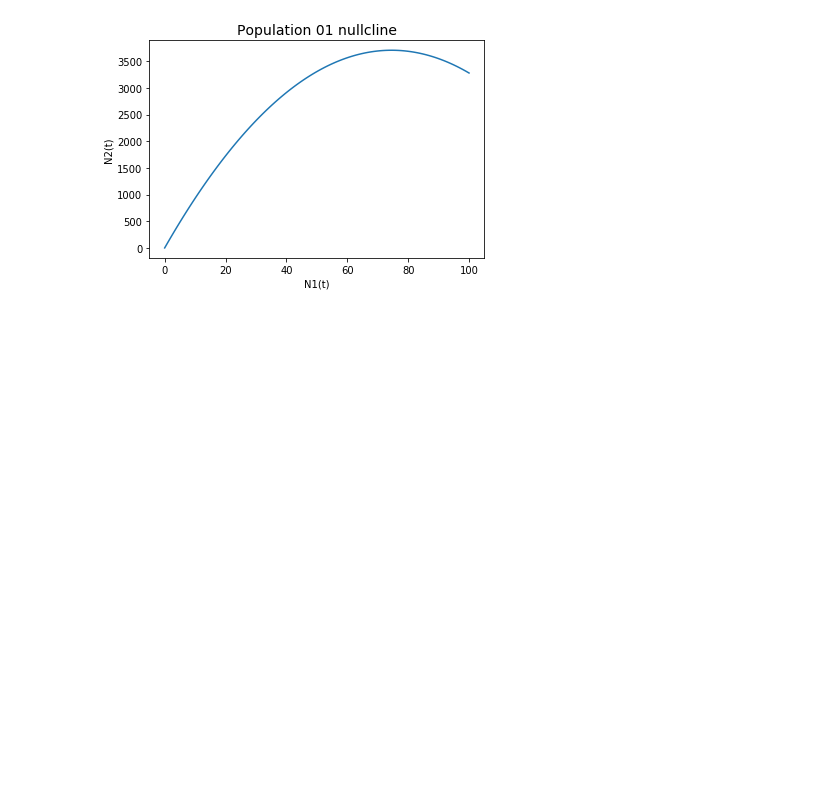
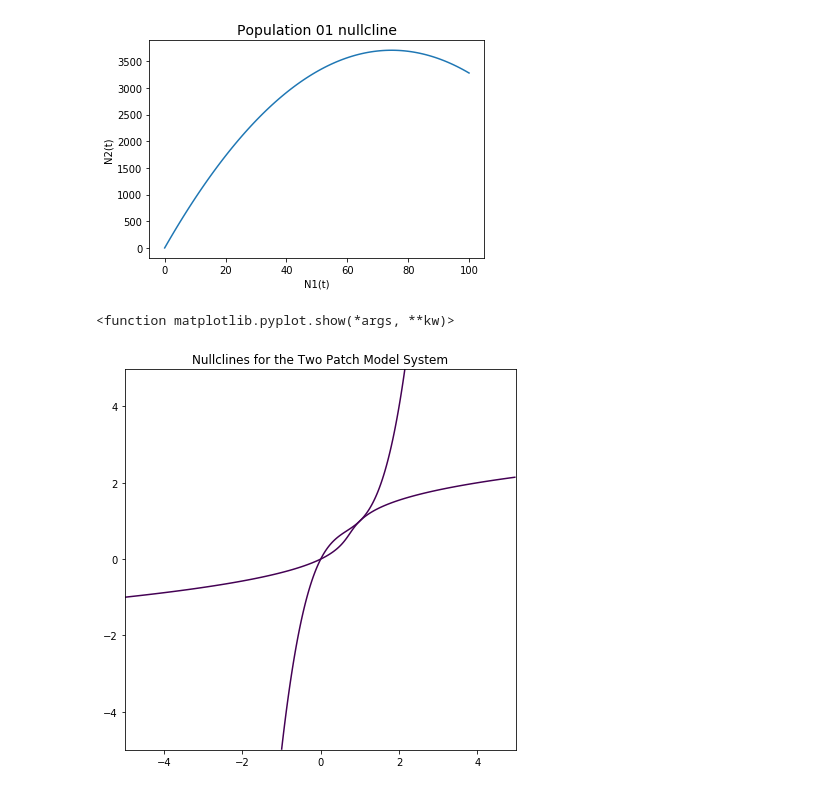
Before and after one commit to ewoodwar/Final-project-2023-AARMS, a Jupyter notebook: ODE Solver_ AARMS 2023.ipynb, the cells around one changed output. Cells and saved outputs as stored; diff of their text form; code cells hidden in the pictures; blank space fills up the shorter version.

```diff
--- a/ODE Solver_ AARMS 2023.ipynb
+++ b/ODE Solver_ AARMS 2023.ipynb
@@ -207,3 +207,29 @@ plt.ylabel("N2(t)")
 # %% [output]
 Text(0, 0.5, 'N2(t)')
 [figure]
+# %%
+#New Attempt at Nullclines (KEEPING IN MIND THIS IS FOR ONE MIGRATION RATE)
+
+fig= plt.figure(1, figsize=(7,7))
+
+delta= 0.025
+x,y = np.meshgrid(np.arange(-5,5,delta), np.arange(-5,5,delta))
+
+r = float(input('Growth Factor [new individuals/Day] (must be positive)?'))
+a1 = float(input('Measure of Allee Effect in the first population, (a1<k)?'))
+a2 = float(input('Measure of Allee Effect in the second population (a2<k)?'))
+k = float(input('Carrying Capacity (k> a1,a2)?'))
+m12 = float(input('Migration rate from Patch 1 to Patch 2 (proportion))?'))
+m21 = float(input('Migration rate from Patch 1 to Patch 2 (proportion))?'))
+
+
+f1 = r * ((x/a1) - 1) * (1 - (x/k)) * x - (m12 * x)+ (m21*y)
+f2 = r * ((y/a2) - 1) * (1 - (y/k)) * y + (m12 * x)- (m21*y)
+
+plt.contour(x,y,f1,[0])
+plt.contour(x,y, f2, [0])
+plt.title('Nullclines for the Two Patch Model System')
+plt.show
+# %% [output]
+<function matplotlib.pyplot.show(*args, **kw)>
+[figure, added]
```
